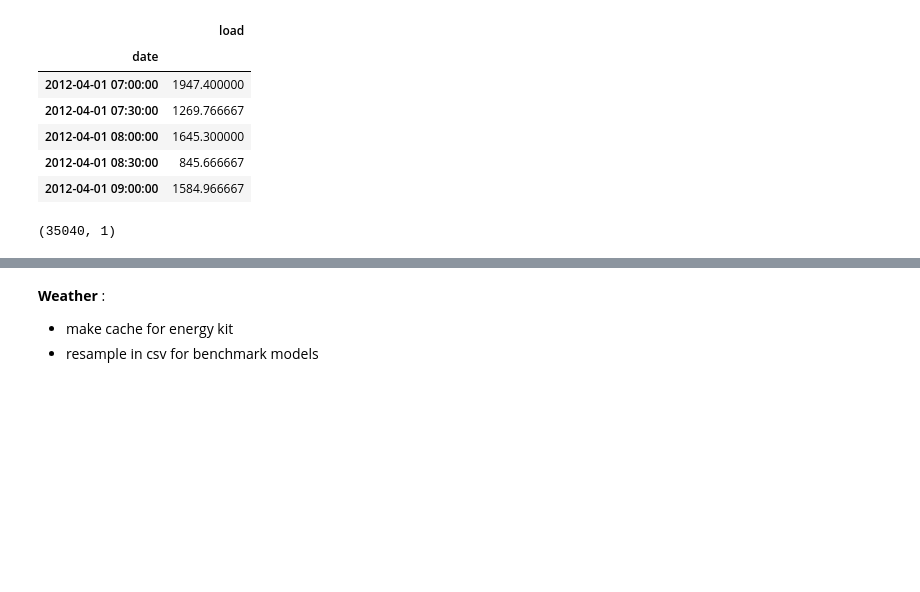
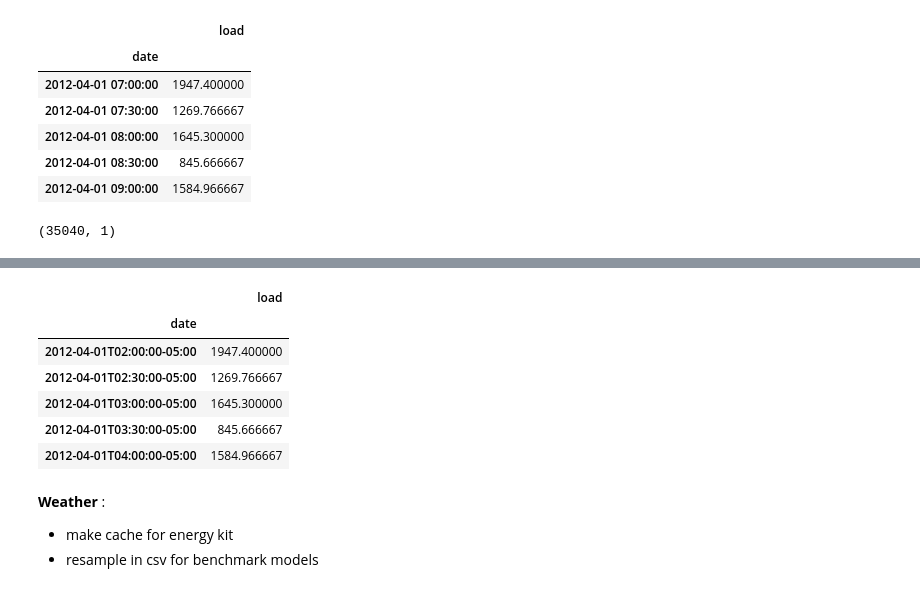
Before and after one commit to craft-ai/craft-ai-kit-energy, a Jupyter notebook: benchmark/preprocessing.ipynb, the cells around one changed output, grey strips where cells are left out. Drawn from its saved outputs; the diff is of its cells as text; code cells hidden in the pictures; blank space fills up the shorter version.

```diff
--- a/benchmark/preprocessing.ipynb
+++ b/benchmark/preprocessing.ipynb
@@ -78,0 +87,15 @@ elec_states.to_csv('data/ampds_power_30T_states.csv')
+# %%
+elec_iso = elec_res.copy(deep=True)
+elec_iso.index = elec_iso.index.tz_localize('UTC').tz_convert('America/Chicago')
+elec_iso.index = elec_iso.index.map(lambda x : x.isoformat())
+elec_states_iso = elec_iso.drop('load',1)
+# %%
+elec_iso.head()
+# %% [output]
+|  | load |
+| date |  |
+| 2012-04-01T02:00:00-05:00 | 1947.400000 |
+| 2012-04-01T02:30:00-05:00 | 1269.766667 |
+| 2012-04-01T03:00:00-05:00 | 1645.300000 |
+| 2012-04-01T03:30:00-05:00 | 845.666667 |
+| 2012-04-01T04:00:00-05:00 | 1584.966667 |
```
Also changed, not shown: parts of 5 cells of this notebook, 5 other files.
